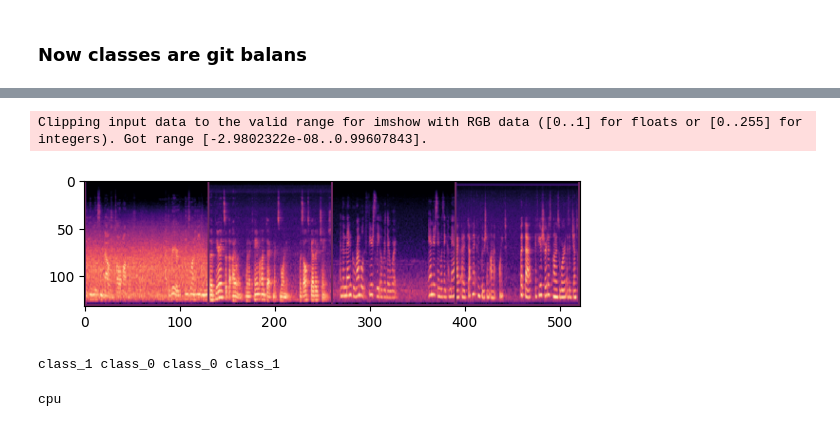
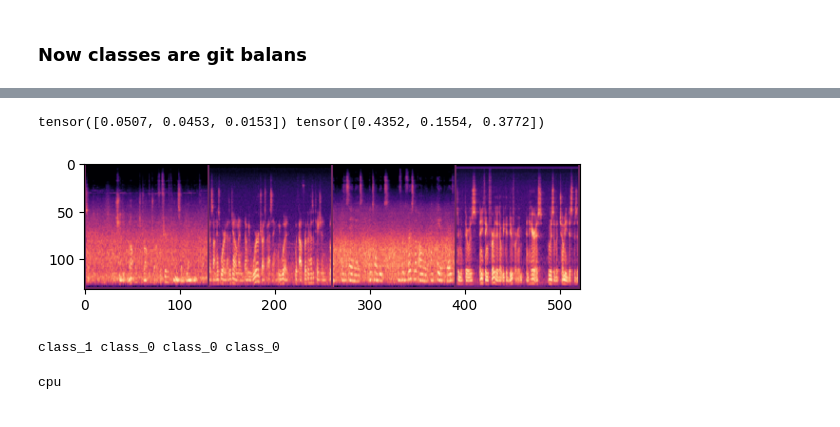
Before and after one commit to YouRekt/ML-intro, a Jupyter notebook: model.ipynb, the cells around one changed output, grey strips where cells are left out. Cells and saved outputs as stored; diff of their text form; code cells hidden in the pictures.

```diff
--- a/model.ipynb
+++ b/model.ipynb
@@ -143,24 +118,27 @@ tensor([0.4246, 0.1511, 0.3729]) tensor([0.3113, 0.1421, 0.1523])
+# %%
+print(train_std, train_mean)
+# %% [output]
+tensor([0.0507, 0.0453, 0.0153]) tensor([0.4352, 0.1554, 0.3772])
 # %%
 def imshow(img, mean, std):
     # Unnormalize
     img = img.clone()
     for i in range(3):
         img[i] = img[i] * std[i] + mean[i]
     npimg = img.numpy()
     plt.imshow(np.transpose(npimg, (1, 2, 0)))
     plt.show()
 
 # get some random training images
 dataiter = iter(trainloader)
 images, labels = next(dataiter)
 
 # show images
-imshow(torchvision.utils.make_grid(images), train_means, train_stds)
+imshow(torchvision.utils.make_grid(images), train_mean, train_std)
 print(' '.join(f'{classes[labels[j]]:5s}' for j in range(batch_size)))
 # %% [output]
+[figure, new version]
-Clipping input data to the valid range for imshow with RGB data ([0..1] for floats or [0..255] for integers). Got range [-2.9802322e-08..0.99607843].
+class_1 class_0 class_0 class_0
-[figure, old version]
-class_1 class_0 class_0 class_1
 # %%
 class Net(nn.Module):
     def __init__(self):
```
Also changed, not shown: parts of 2 cells of this notebook.
